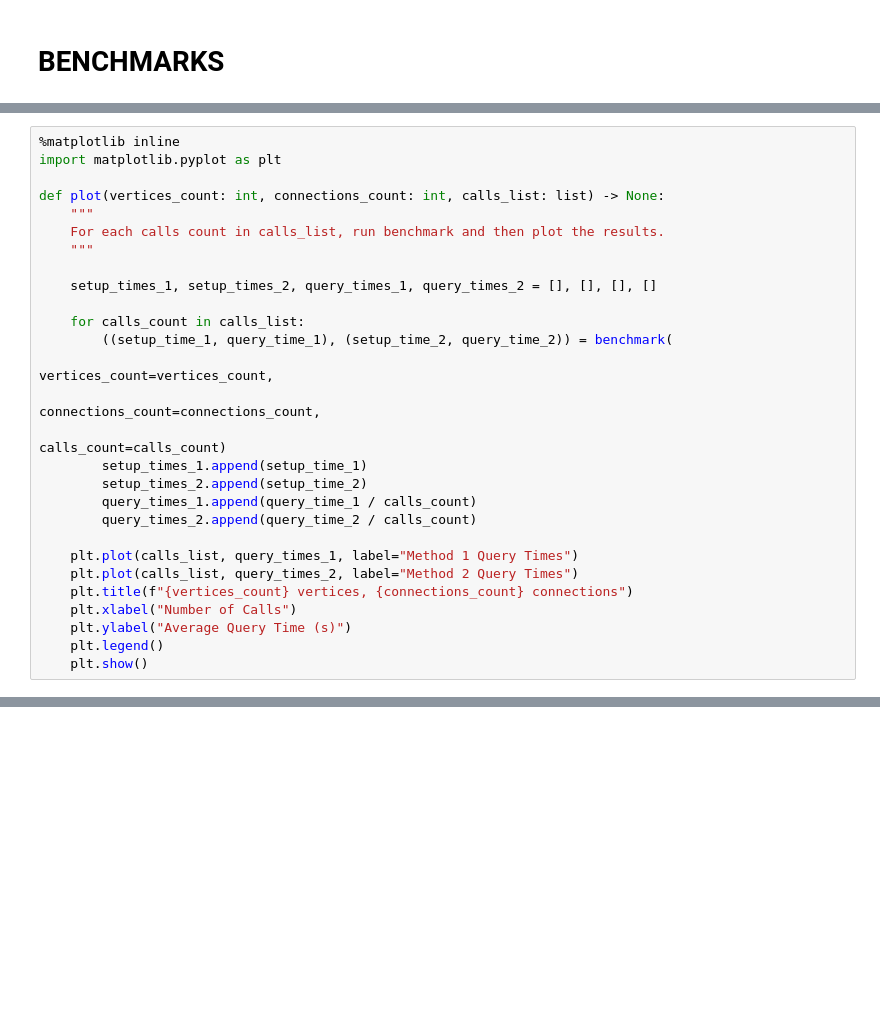
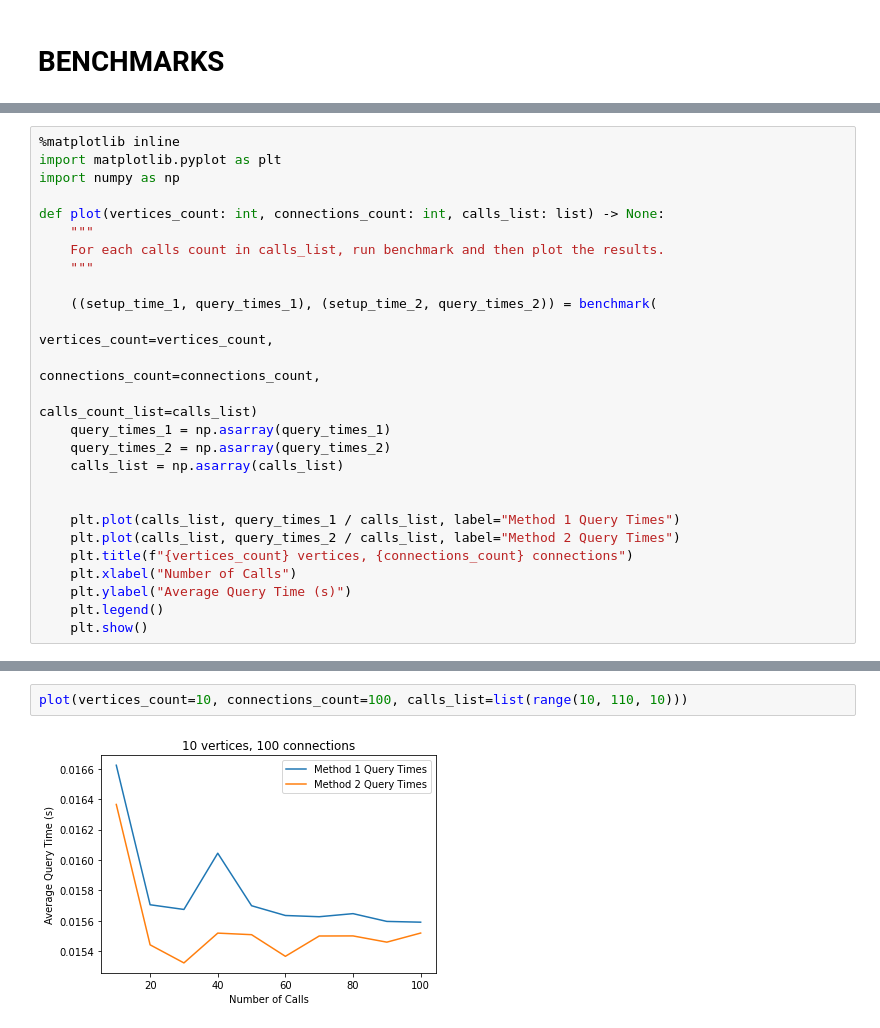
Before and after one commit to firetto/JanusGraphTest, a Jupyter notebook: demo_notebooks/connections_benchmark.ipynb, the cells around one changed output, grey strips where cells are left out. Saved outputs shown, nothing was run; the diff lists cells and outputs as text; blank space fills up the shorter version.

Commit message:
Added more plots to benchmark

```diff
--- a/demo_notebooks/connections_benchmark.ipynb
+++ b/demo_notebooks/connections_benchmark.ipynb
@@ -345,26 +341,24 @@ benchmark(vertices_count=10, connections_count=10, calls_count=10)
 # %%
 %matplotlib inline
 import matplotlib.pyplot as plt
+import numpy as np
 
 def plot(vertices_count: int, connections_count: int, calls_list: list) -> None:
     """
     For each calls count in calls_list, run benchmark and then plot the results.
     """
 
-    setup_times_1, setup_times_2, query_times_1, query_times_2 = [], [], [], []
-
-    for calls_count in calls_list:
-        ((setup_time_1, query_time_1), (setup_time_2, query_time_2)) = benchmark(
+    ((setup_time_1, query_times_1), (setup_time_2, query_times_2)) = benchmark(
                                                                                 vertices_count=vertices_count,
                                                                                 connections_count=connections_count,
-                                                                                calls_count=calls_count)
-        setup_times_1.append(setup_time_1)
-        setup_times_2.append(setup_time_2)
-        query_times_1.append(query_time_1 / calls_count)
-        query_times_2.append(query_time_2 / calls_count)
+                                                                                calls_count_list=calls_list)
+    query_times_1 = np.asarray(query_times_1)
+    query_times_2 = np.asarray(query_times_2)
+    calls_list = np.asarray(calls_list)
 
-    plt.plot(calls_list, query_times_1, label="Method 1 Query Times")
-    plt.plot(calls_list, query_times_2, label="Method 2 Query Times")
+
+    plt.plot(calls_list, query_times_1 / calls_list, label="Method 1 Query Times")
+    plt.plot(calls_list, query_times_2 / calls_list, label="Method 2 Query Times")
     plt.title(f"{vertices_count} vertices, {connections_count} connections")
     plt.xlabel("Number of Calls")
     plt.ylabel("Average Query Time (s)")
@@ -374,0 +371,4 @@ plot(vertices_count=10, connections_count=10, calls_list=list(range(10, 110, 10)
+# %%
+plot(vertices_count=10, connections_count=100, calls_list=list(range(10, 110, 10)))
+# %% [output]
+[figure, added]
```
Also changed, not shown: parts of 5 cells of this notebook.
